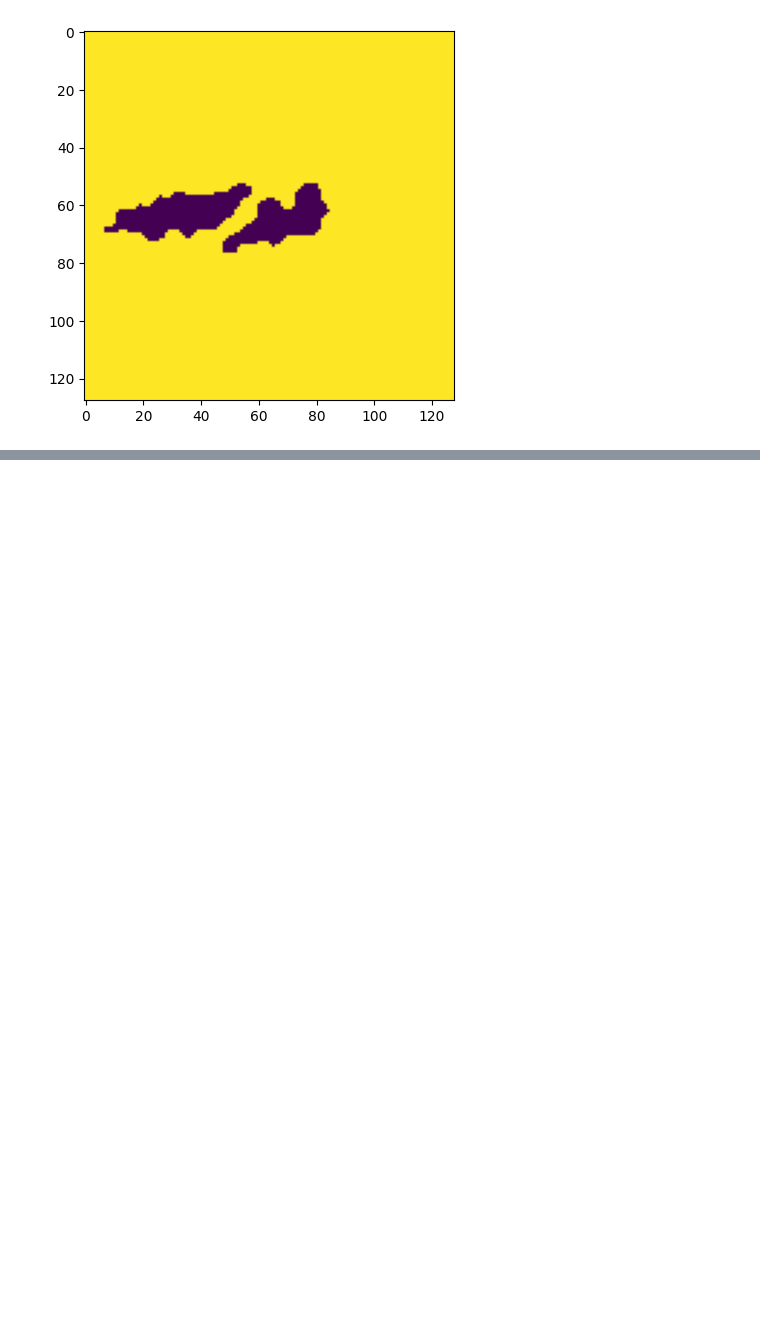
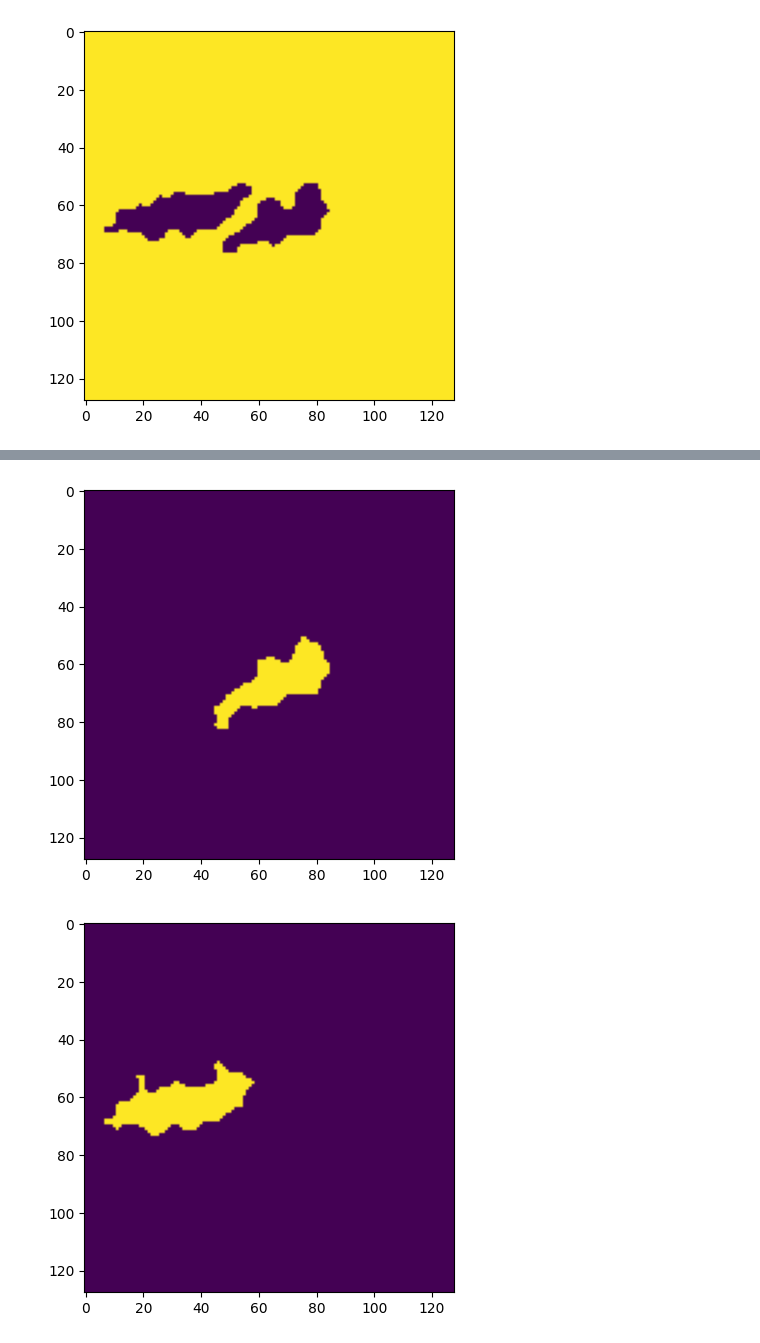
Before and after one commit to alvin-ng44/SAR_ML, a Jupyter notebook: notebooks/SSR/choi_seg.ipynb, the cells around one changed output, grey strips where cells are left out. Saved outputs shown, nothing was run; the diff lists cells and outputs as text; code cells hidden in the pictures; blank space fills up the shorter version.

```diff
--- a/notebooks/SSR/choi_seg.ipynb
+++ b/notebooks/SSR/choi_seg.ipynb
@@ -131,0 +248,12 @@ plt.show()
+# %%
+i, j, k = choi_segmentation(image)
+# %%
+plt.imshow(i)
+plt.show()
+plt.imshow(j)
+plt.show()
+plt.imshow(k)
+plt.show()
+# %% [output]
+[figure, added]
+[figure, added]
```
Also changed, not shown: parts of 10 cells of this notebook, 2 other files.
